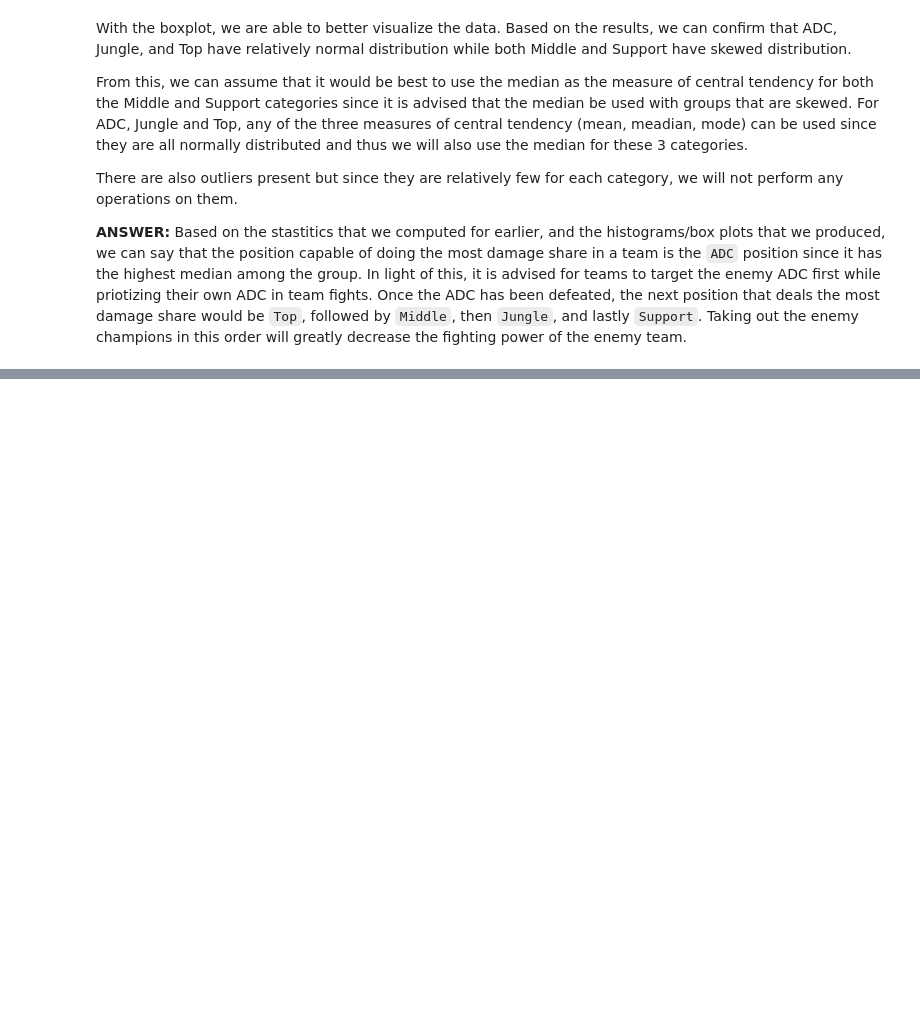
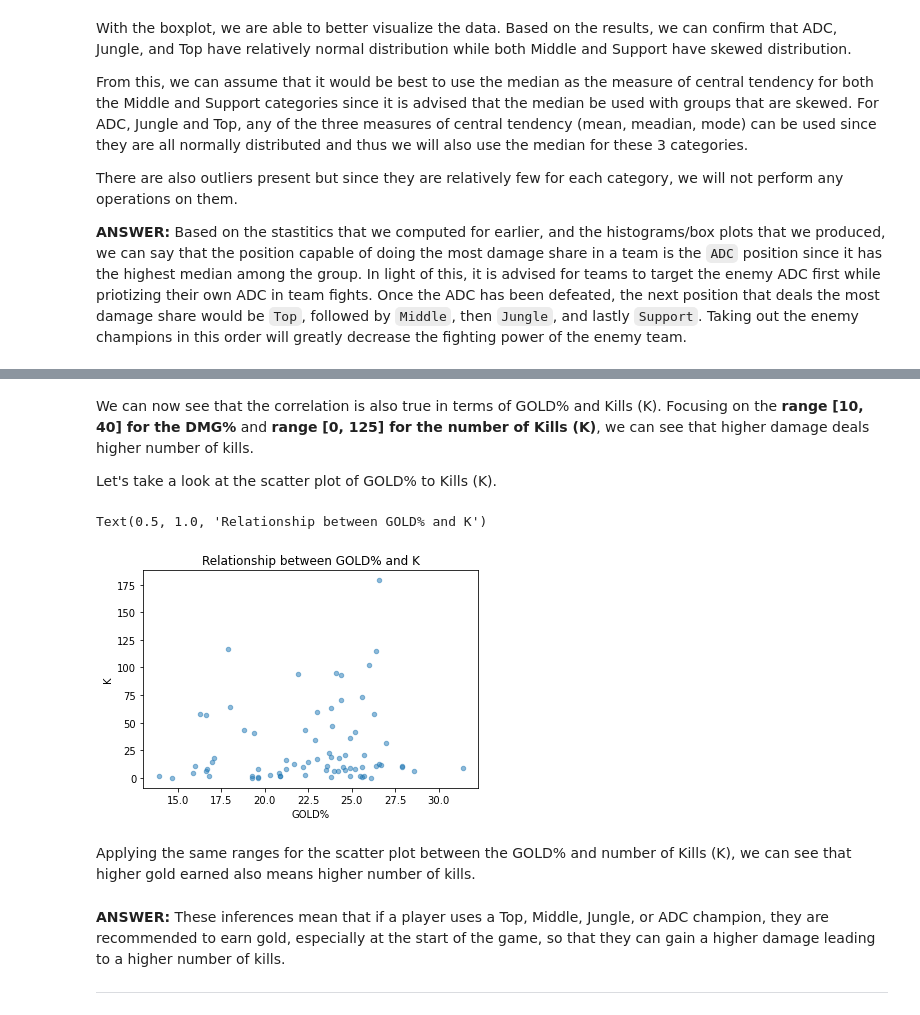
Before and after one commit to Joseph-Ano/League-of-Legends-dataset-visualization, a Jupyter notebook: S13 MCO1 Group8.ipynb, the cells around one changed output, grey strips where cells are left out. Cells and saved outputs as stored; diff of their text form; code cells hidden in the pictures; blank space fills up the shorter version.

```diff
--- a/S13 MCO1 Group8.ipynb
+++ b/S13 MCO1 Group8.ipynb
@@ -293,0 +340,16 @@ There are also outliers present but since they are relatively few for each categ
+# %% [markdown]
+We can now see that the correlation is also true in terms of GOLD% and Kills (K). Focusing on the **range [10, 40] for the DMG%** and **range [0, 125] for the number of Kills (K)**, we can see that higher damage deals higher number of kills.
+
+Let's take a look at the scatter plot of GOLD% to Kills (K).
+# %%
+other_df.plot.scatter(x='GOLD%', y='K', alpha=0.5)
+plt.title('Relationship between GOLD% and K')
+# %% [output]
+Text(0.5, 1.0, 'Relationship between GOLD% and K')
+[figure, added]
+# %% [markdown]
+Applying the same ranges for the scatter plot between the GOLD% and number of Kills (K), we can see that higher gold earned also means higher number of kills.
+# %% [markdown]
+**ANSWER:** These inferences mean that if a player uses a Top, Middle, Jungle, or ADC champion, they are recommended to earn gold, especially at the start of the game, so that they can gain a higher damage leading to a higher number of kills.
+
+---
```
Also changed, not shown: parts of 27 cells of this notebook.
